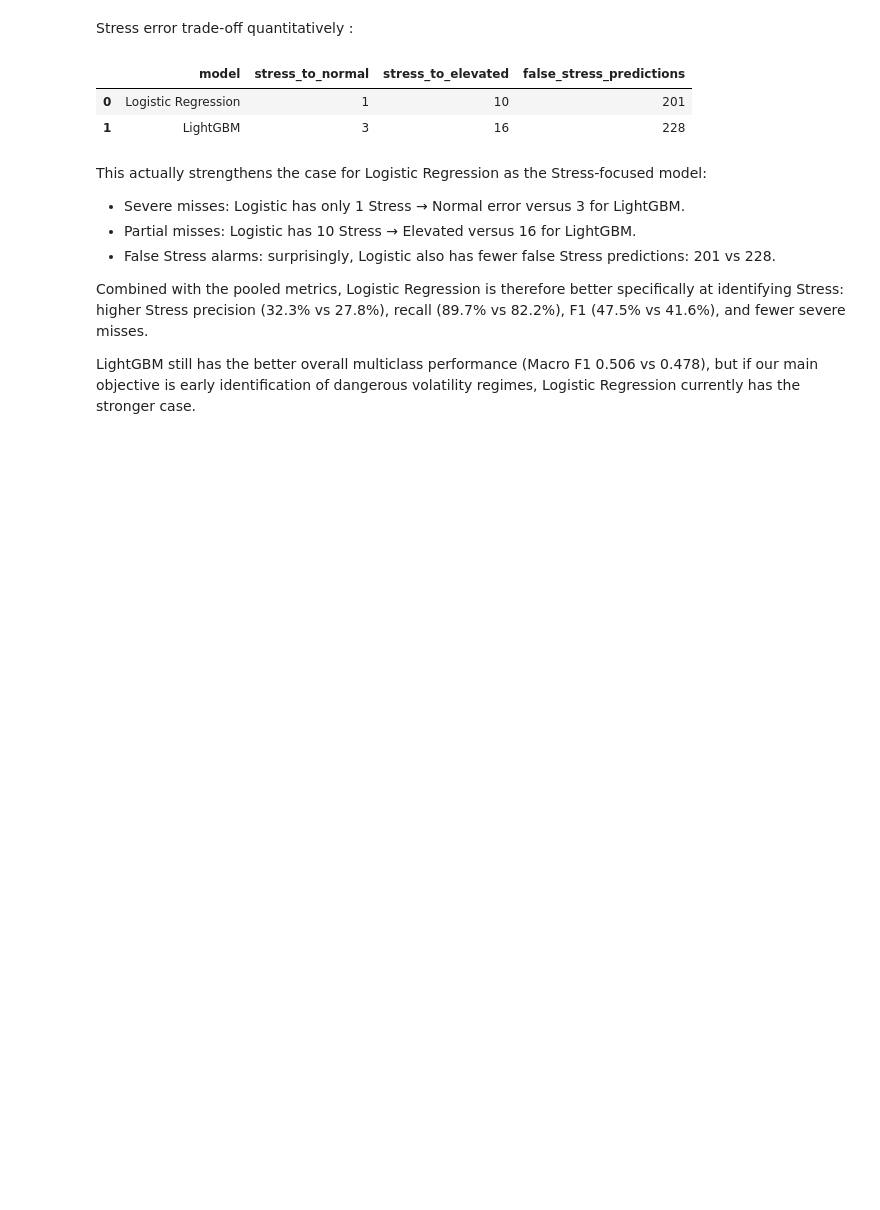
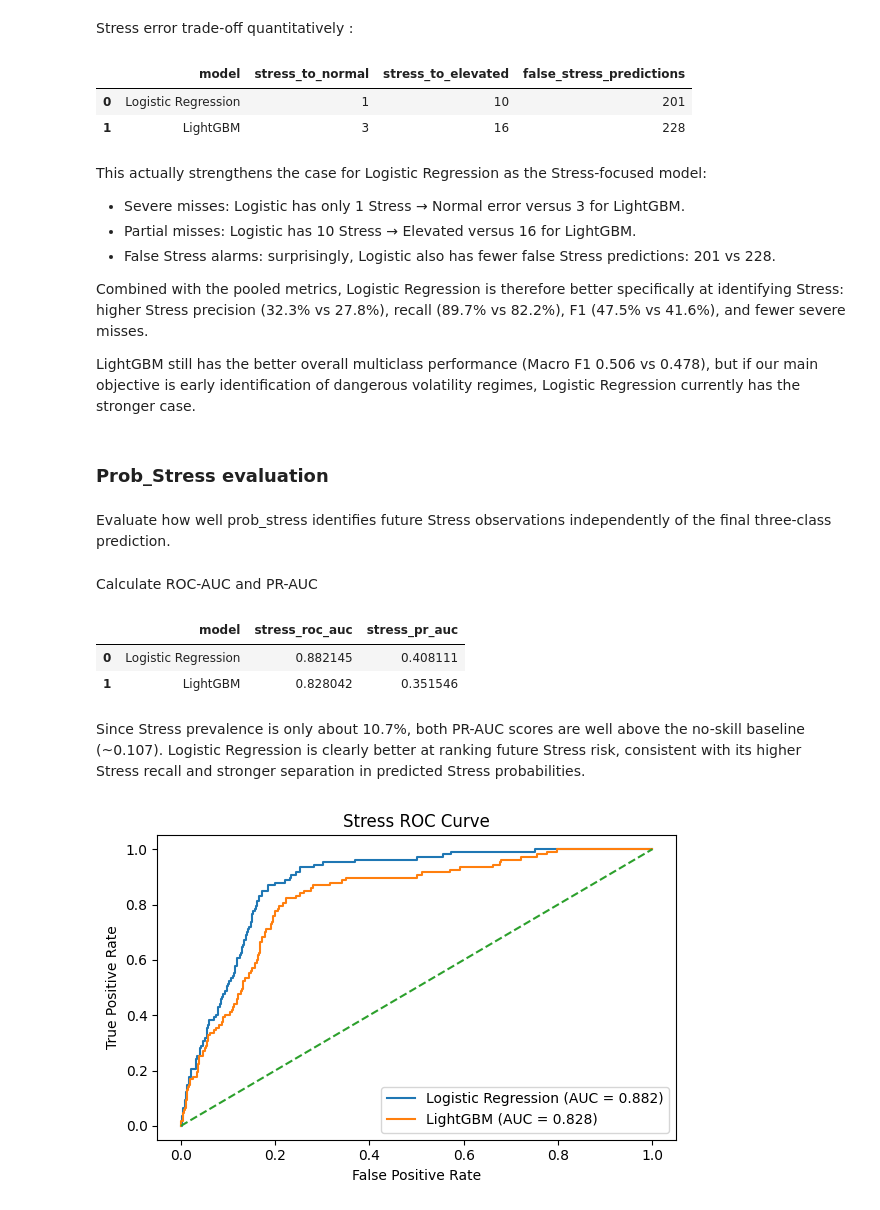
Before and after one commit to Lucie0124/Financial-Volatility-Forecasting, a Jupyter notebook: notebooks/05_regime_clssification.ipynb, the cells around one changed output. Saved outputs shown, nothing was run; the diff lists cells and outputs as text; code cells hidden in the pictures; blank space fills up the shorter version.

Commit message:
add ROC curves, classification explaination in docs

```diff
--- a/notebooks/05_regime_clssification.ipynb
+++ b/notebooks/05_regime_clssification.ipynb
@@ -1030,3 +1030,11 @@ This actually strengthens the case for Logistic Regression as the Stress-focused
 Combined with the pooled metrics, Logistic Regression is therefore better specifically at identifying Stress: higher Stress precision (32.3% vs 27.8%), recall (89.7% vs 82.2%), F1 (47.5% vs 41.6%), and fewer severe misses.
 
 LightGBM still has the better overall multiclass performance (Macro F1 0.506 vs 0.478), but if our main objective is early identification of dangerous volatility regimes, Logistic Regression currently has the stronger case.
+# %% [markdown]
+### Prob_Stress evaluation
+# %% [markdown]
+Evaluate how well prob_stress identifies future Stress observations independently of the final three-class prediction.
+# %%
+all_predictions_df["actual_stress"] = (all_predictions_df["actual_regime"] == "Stress").astype(int)
+# %% [markdown]
+Calculate ROC-AUC and PR-AUC
@@ -1032,0 +1044,48 @@ LightGBM still has the better overall multiclass performance (Macro F1 0.506 vs
+# %%
+stress_probability_results = []
+
+for model_name in ["Logistic Regression", "LightGBM"]:
+    model_predictions = all_predictions_df.loc[all_predictions_df["model"] == model_name]
+    roc_auc = roc_auc_score(model_predictions["actual_stress"], model_predictions["prob_stress"])
+    pr_auc = average_precision_score(model_predictions["actual_stress"], model_predictions["prob_stress"])
+
+    stress_probability_results.append(
+        {
+            "model": model_name,
+            "stress_roc_auc": roc_auc,
+            "stress_pr_auc": pr_auc,
+        }
+    )
+
+stress_probability_results_df = pd.DataFrame(stress_probability_results)
+
+stress_probability_results_df
+# %% [output]
+|  | model | stress_roc_auc | stress_pr_auc |
+| 0 | Logistic Regression | 0.882145 | 0.408111 |
+| 1 | LightGBM | 0.828042 | 0.351546 |
+# %% [markdown]
+Since Stress prevalence is only about 10.7%, both PR-AUC scores are well above the no-skill baseline (~0.107).
+Logistic Regression is clearly better at ranking future Stress risk, consistent with its higher Stress recall and stronger separation in predicted Stress probabilities.
+# %%
+# ROC curve
+
+plt.figure(figsize=(6, 4))
+
+for model_name in ["Logistic Regression", "LightGBM"]:
+
+    model_predictions = all_predictions_df.loc[all_predictions_df["model"] == model_name]
+    fpr, tpr, _ = roc_curve(model_predictions["actual_stress"], model_predictions["prob_stress"])
+    roc_auc = auc(fpr, tpr)
+    plt.plot(fpr, tpr, label=f"{model_name} (AUC = {roc_auc:.3f})")
+
+plt.plot([0, 1], [0, 1], linestyle="--")
+
+plt.xlabel("False Positive Rate")
+plt.ylabel("True Positive Rate")
+plt.title("Stress ROC Curve")
+plt.legend()
+plt.tight_layout()
+plt.show()
+# %% [output]
+[figure, added]
```
Also changed, not shown: parts of 3 cells of this notebook, 1 other file.
